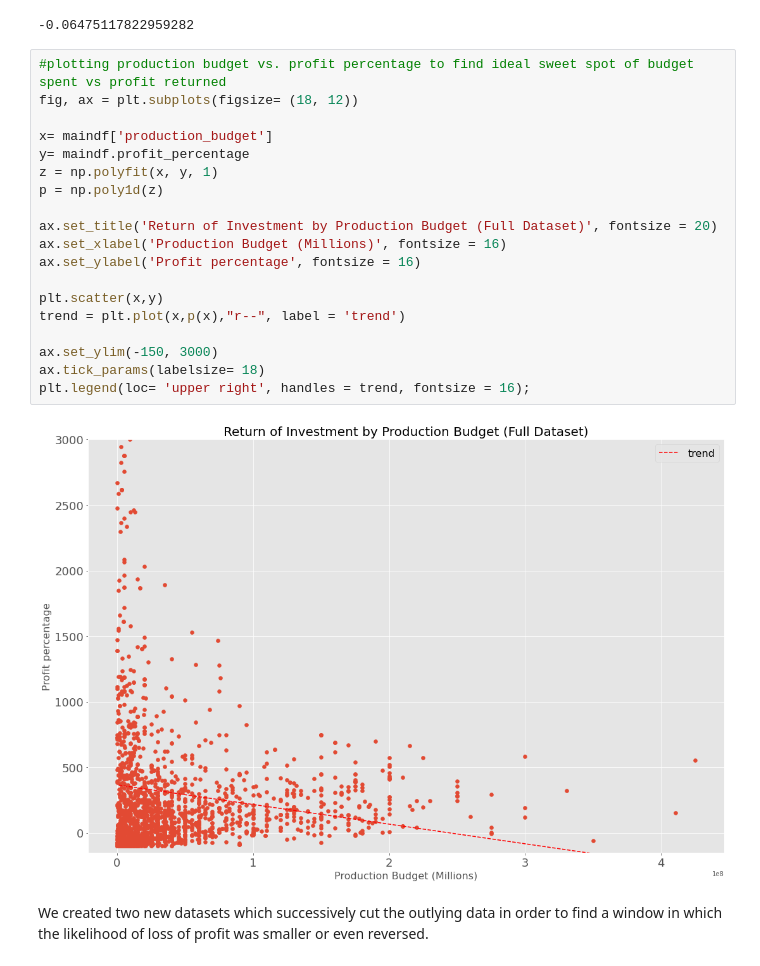
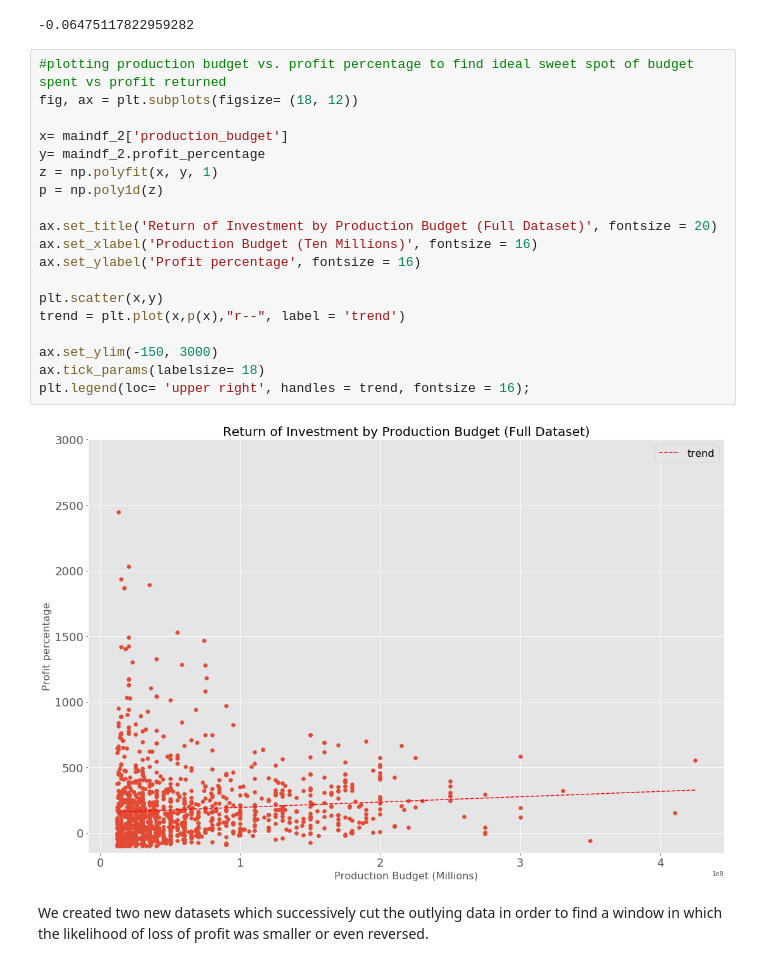
Before and after one commit to bagnine/moviedata, a Jupyter notebook: Code/moviedata.ipynb, the cells around one changed output. Drawn from its saved outputs; the diff is of its cells as text.

```diff
--- a/Code/moviedata.ipynb
+++ b/Code/moviedata.ipynb
@@ -292,24 +300,24 @@ maindf.profit_percentage.corr(maindf['production_budget'])
 # %%
 #plotting production budget vs. profit percentage to find ideal sweet spot of budget spent vs profit returned
 fig, ax = plt.subplots(figsize= (18, 12))
 
-x= maindf['production_budget']
-y= maindf.profit_percentage
+x= maindf_2['production_budget']
+y= maindf_2.profit_percentage
 z = np.polyfit(x, y, 1)
 p = np.poly1d(z)
 
 ax.set_title('Return of Investment by Production Budget (Full Dataset)', fontsize = 20)
-ax.set_xlabel('Production Budget (Millions)', fontsize = 16)
+ax.set_xlabel('Production Budget (Ten Millions)', fontsize = 16)
 ax.set_ylabel('Profit percentage', fontsize = 16)
 
 plt.scatter(x,y)
 trend = plt.plot(x,p(x),"r--", label = 'trend')
 
 ax.set_ylim(-150, 3000)
 ax.tick_params(labelsize= 18)
 plt.legend(loc= 'upper right', handles = trend, fontsize = 16);
 # %% [output]
-[figure, old version]
+[figure, new version]
 # %% [markdown]
 We created two new datasets which successively cut the outlying data in order to find a window in which the likelihood of loss of profit was smaller or even reversed.
 # %%
```
Also changed, not shown: parts of 6 cells of this notebook, 1 other file.
